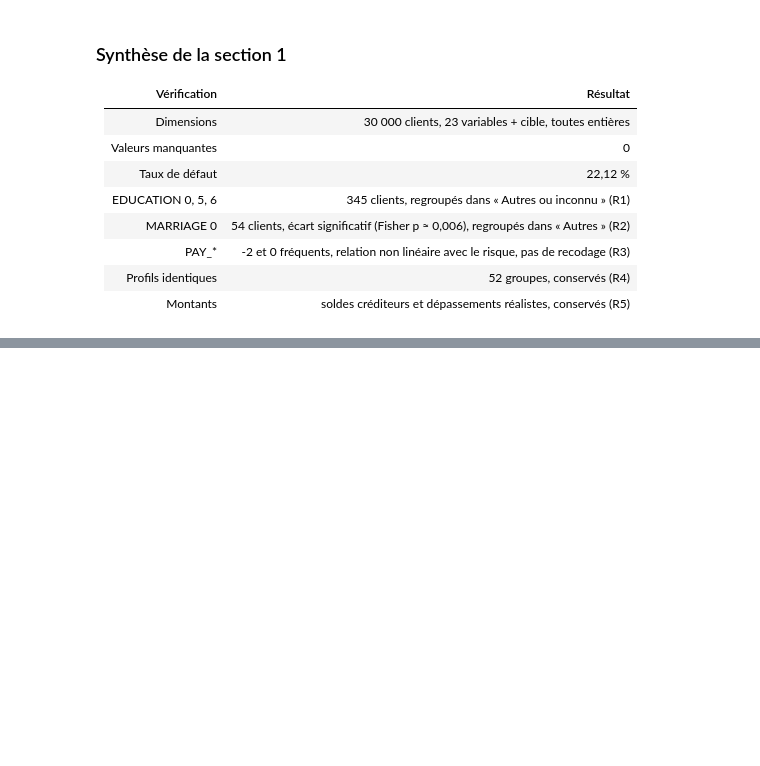
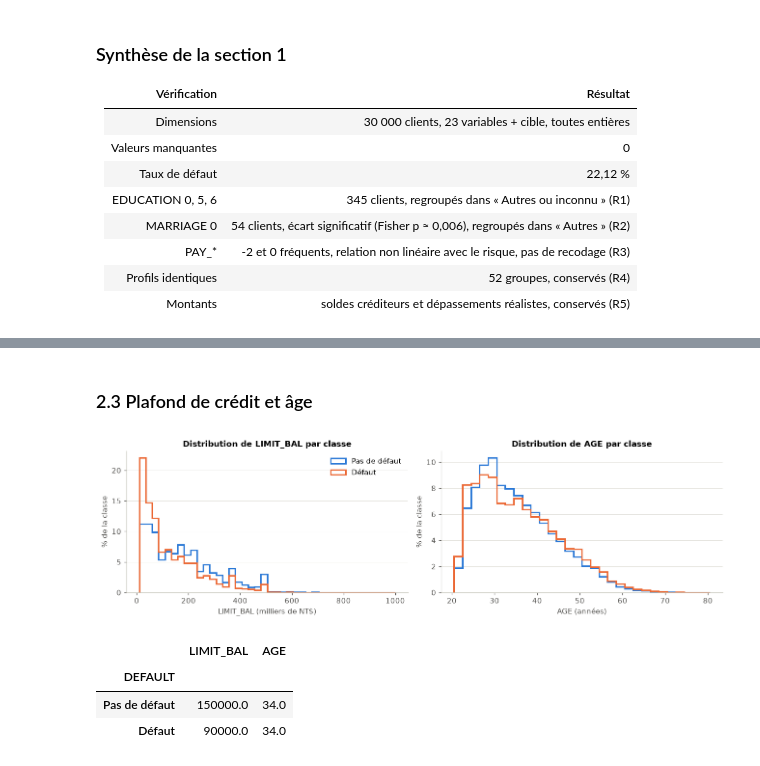
Before and after one commit to aljene307/credit-scoring-xai, a Jupyter notebook: notebooks/analyse_credit.ipynb, the cells around one changed output, grey strips where cells are left out. Drawn from its saved outputs; the diff is of its cells as text; code cells hidden in the pictures; blank space fills up the shorter version.

```diff
--- a/notebooks/analyse_credit.ipynb
+++ b/notebooks/analyse_credit.ipynb
@@ -269,0 +366,7 @@ taux_par_modalite(df, "MARRIAGE")
+# %%
+retards = pd.DataFrame({
+    col: df.groupby(df[col] >= 1)[TARGET].mean().mul(100).round(1).rename({False: "sans retard", True: "retard ≥ 1 mois"})
+    for col in PAY_STATUS_FEATURES
+}).T
+retards["clients en retard"] = [(df[col] >= 1).sum() for col in PAY_STATUS_FEATURES]
+retards
@@ -269,0 +387,30 @@ taux_par_modalite(df, "MARRIAGE")
+# %% [markdown]
+### 2.3 Plafond de crédit et âge
+# %%
+fig, axes = plt.subplots(1, 2, figsize=(12, 3.6))
+# Âges entiers : tranches de 2 ans exactement, sinon les tranches contiennent tantôt 1, tantôt 2 âges.
+for ax, (col, echelle, titre_x, bords) in zip(axes, [
+    ("LIMIT_BAL", 1000, "LIMIT_BAL (milliers de NT$)", 40),
+    ("AGE", 1, "AGE (années)", np.arange(20.5, 81, 2)),
+]):
+    valeurs = df[col] / echelle
+    bords = np.histogram_bin_edges(valeurs, bins=bords)
+    for cls in (0, 1):
+        v = valeurs[df[TARGET] == cls]
+        # Poids : chaque classe totalise 100 %, pour comparer les formes malgré le déséquilibre.
+        ax.hist(v, bins=bords, weights=np.full(len(v), 100 / len(v)), histtype="step",
+                linewidth=2, color=CLASS_COLORS[cls], label=NOMS_CLASSES[cls])
+    ax.set_title(f"Distribution de {col} par classe")
+    ax.set_xlabel(titre_x)
+    ax.set_ylabel("% de la classe")
+    ax.grid(axis="x", visible=False)
+axes[0].legend(frameon=False)
+fig.tight_layout()
+plt.show()
+df.groupby(TARGET)[["LIMIT_BAL", "AGE"]].median().rename(index=NOMS_CLASSES)
+# %% [output]
+[figure, added]
+|  | LIMIT_BAL | AGE |
+| DEFAULT |  |  |
+| Pas de défaut | 150000.0 | 34.0 |
+| Défaut | 90000.0 | 34.0 |
```
Also changed, not shown: parts of 15 cells of this notebook, 4 other files.
